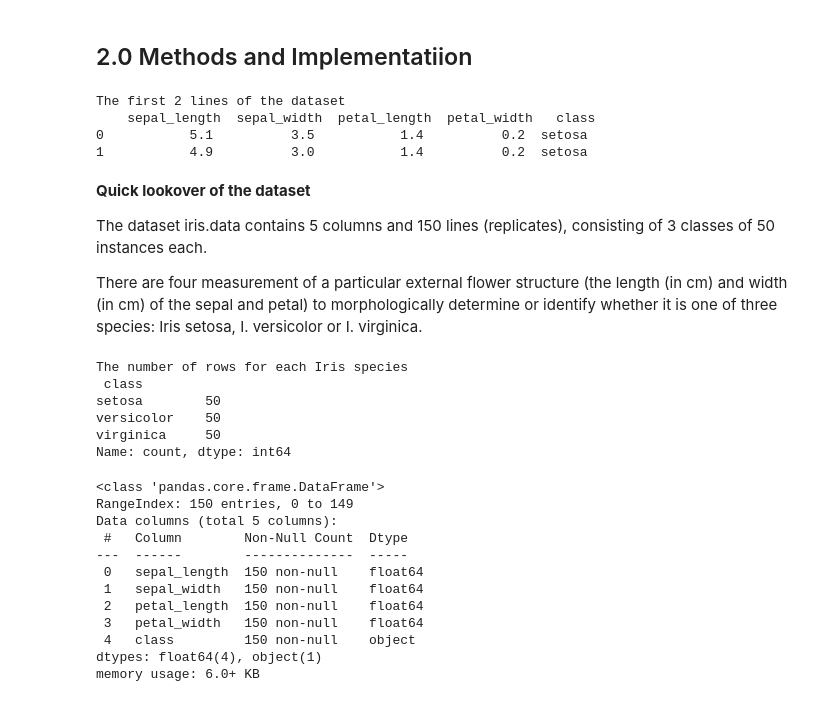
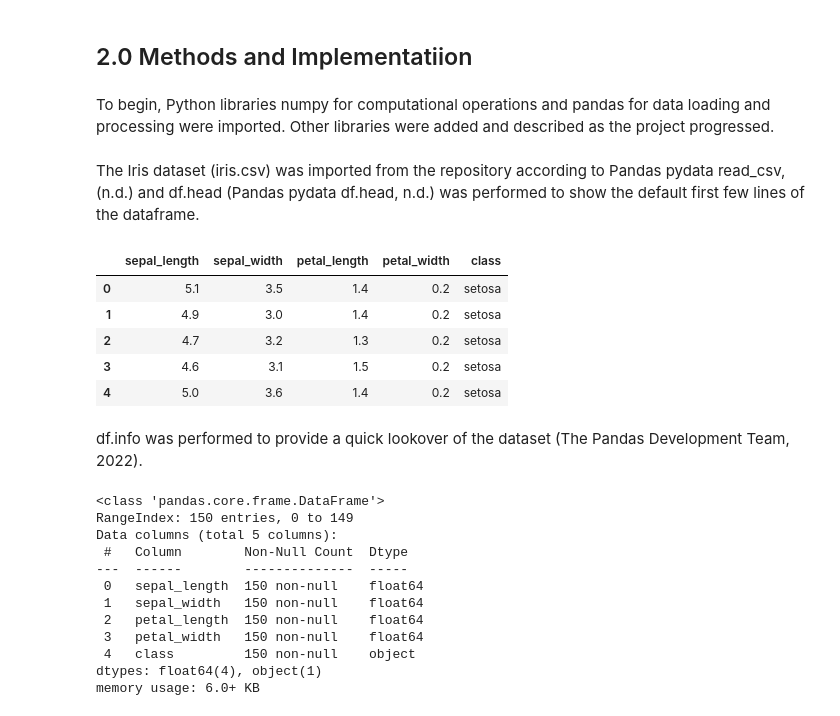
Before and after one commit to nurbujang/fundaw23, a Jupyter notebook: project.ipynb, the cells around one changed output. Cells and saved outputs as stored; diff of their text form; code cells hidden in the pictures.

```diff
--- a/project.ipynb
+++ b/project.ipynb
@@ -44,5 +43,7 @@ In this genus, the color attribute is probably unreliable because of color polym
 # %% [markdown]
 ## 2.0 Methods and Implementatiion
+# %% [markdown]
+To begin, Python libraries numpy for computational operations and pandas for data loading and processing were imported. Other libraries were added and  described as the project progressed.
 # %%
 import numpy as np
 import pandas as pd
@@ -60,30 +61,20 @@ from sklearn.tree import DecisionTreeClassifier
 from sklearn.svm import SVC
 from sklearn.ensemble import RandomForestClassifier
 from sklearn.naive_bayes import GaussianNB
+# %% [markdown]
+The Iris dataset (iris.csv) was imported from the repository according to Pandas pydata read_csv, (n.d.)  and df.head (Pandas pydata df.head, n.d.) was performed to show the default first few lines of the dataframe.
 # %%
 df = pd.read_csv('iris.csv') # df contains iris.csv
-print('\nThe first 2 lines of the dataset\n',df.head(2))  # print out first 2 lines
+df.head()  # default is 5
 # %% [output]
-The first 2 lines of the dataset
-    sepal_length  sepal_width  petal_length  petal_width   class
-0           5.1          3.5           1.4          0.2  setosa
-1           4.9          3.0           1.4          0.2  setosa
+|  | sepal_length | sepal_width | petal_length | petal_width | class |
+| 0 | 5.1 | 3.5 | 1.4 | 0.2 | setosa |
+| 1 | 4.9 | 3.0 | 1.4 | 0.2 | setosa |
+| 2 | 4.7 | 3.2 | 1.3 | 0.2 | setosa |
+| 3 | 4.6 | 3.1 | 1.5 | 0.2 | setosa |
+| 4 | 5.0 | 3.6 | 1.4 | 0.2 | setosa |
-# %% [markdown]
-**Quick lookover of the dataset**
-
-The dataset iris.data contains 5 columns and 150 lines (replicates), consisting of 3 classes of 50 instances each.
-
-There are four measurement of a particular external flower structure (the length (in cm) and width (in cm) of the sepal and petal) to morphologically determine or identify whether it is one of three species: Iris setosa, I. versicolor or I. virginica.
-# %%
-df.value_counts("class")  # value_counts funtion to see how many lines for each species
-print('\nThe number of rows for each Iris species\n',df.value_counts("class"))  # print how many lines for each species
-# %% [output]
-The number of rows for each Iris species
- class
-setosa        50
-versicolor    50
-virginica     50
-Name: count, dtype: int64
+# %% [markdown]
+df.info was performed to provide a quick lookover of the dataset (The Pandas Development Team, 2022).
 # %%
 df.info()
 # %% [output]
```
Also changed, not shown: parts of 9 cells of this notebook, 1 other file.
